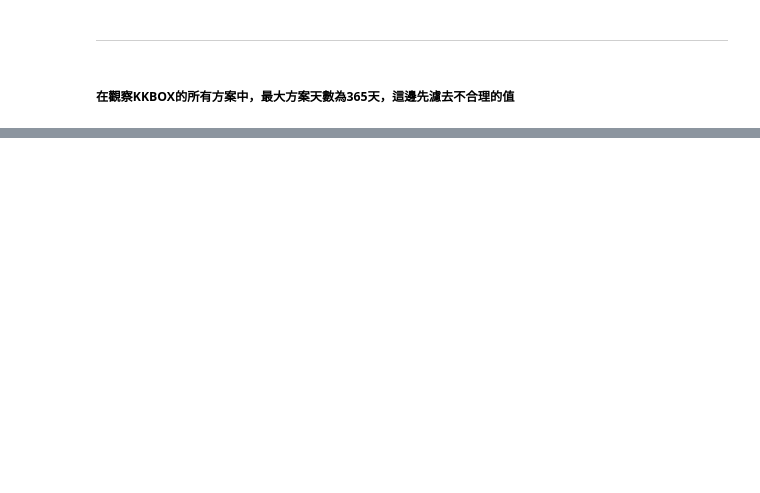
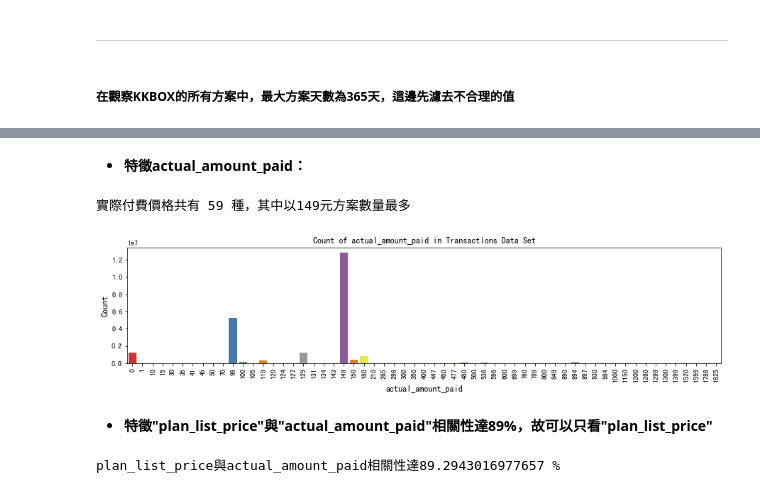
Before and after one commit to imiKao/KKBoxProject_for_TcfstCourse, a Jupyter notebook: KKboxAnalysis_Transaction.ipynb, the cells around one changed output, grey strips where cells are left out. Drawn from its saved outputs; the diff is of its cells as text; code cells hidden in the pictures; blank space fills up the shorter version.

```diff
--- a/KKboxAnalysis_Transaction.ipynb
+++ b/KKboxAnalysis_Transaction.ipynb
@@ -137,0 +190,23 @@ KKboxTransac = KKboxTransac[KKboxTransac["membership_days"] <= 365]
+# %% [markdown]
+* **特徵actual_amount_paid：**
+# %%
+print('實際付費價格共有', end=' ')
+print(len(KKboxTransac['actual_amount_paid'].unique()),end=' ')
+print('種，其中以149元方案數量最多')
+plt.figure(figsize=(15,3))
+sns.countplot(x="actual_amount_paid", data=KKboxTransac, palette = "Set1")
+plt.ylabel('Count', fontsize=12)
+plt.xlabel('actual_amount_paid', fontsize=12)
+plt.xticks(rotation='vertical')
+plt.title("Count of actual_amount_paid in Transactions Data Set", fontsize=12)
+plt.show()
+# %% [output]
+實際付費價格共有 59 種，其中以149元方案數量最多
+[figure, added]
+# %% [markdown]
+* **特徵"plan_list_price"與"actual_amount_paid"相關性達89%，故可以只看"plan_list_price"**
+# %%
+print('plan_list_price與actual_amount_paid相關性達',end='')
+print(100*KKboxTransac['plan_list_price'].corr(KKboxTransac['actual_amount_paid'],method='pearson'),"%")
+# %% [output]
+plan_list_price與actual_amount_paid相關性達89.2943016977657 %
```
Also changed, not shown: parts of 17 cells of this notebook, 1 other file.
